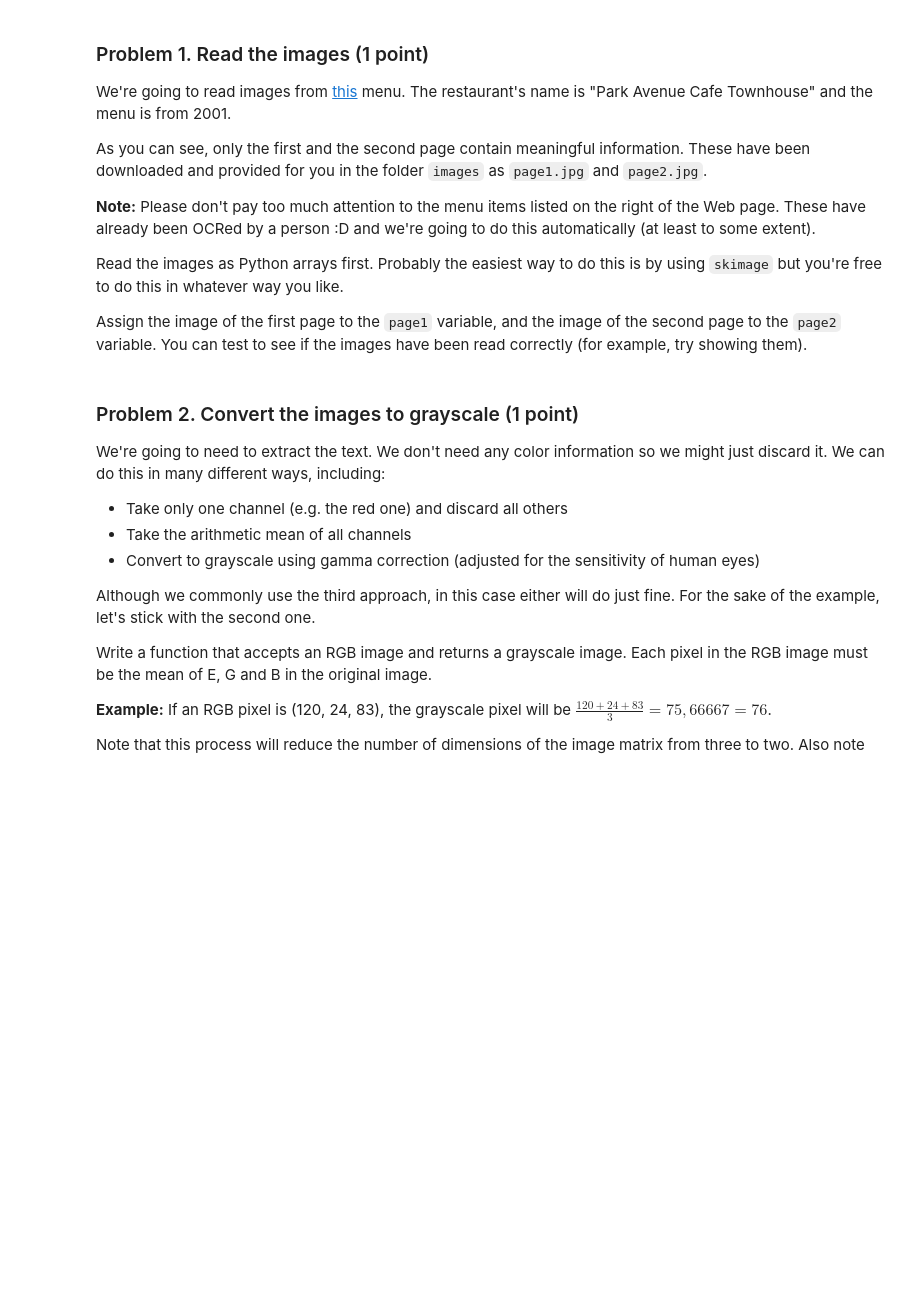
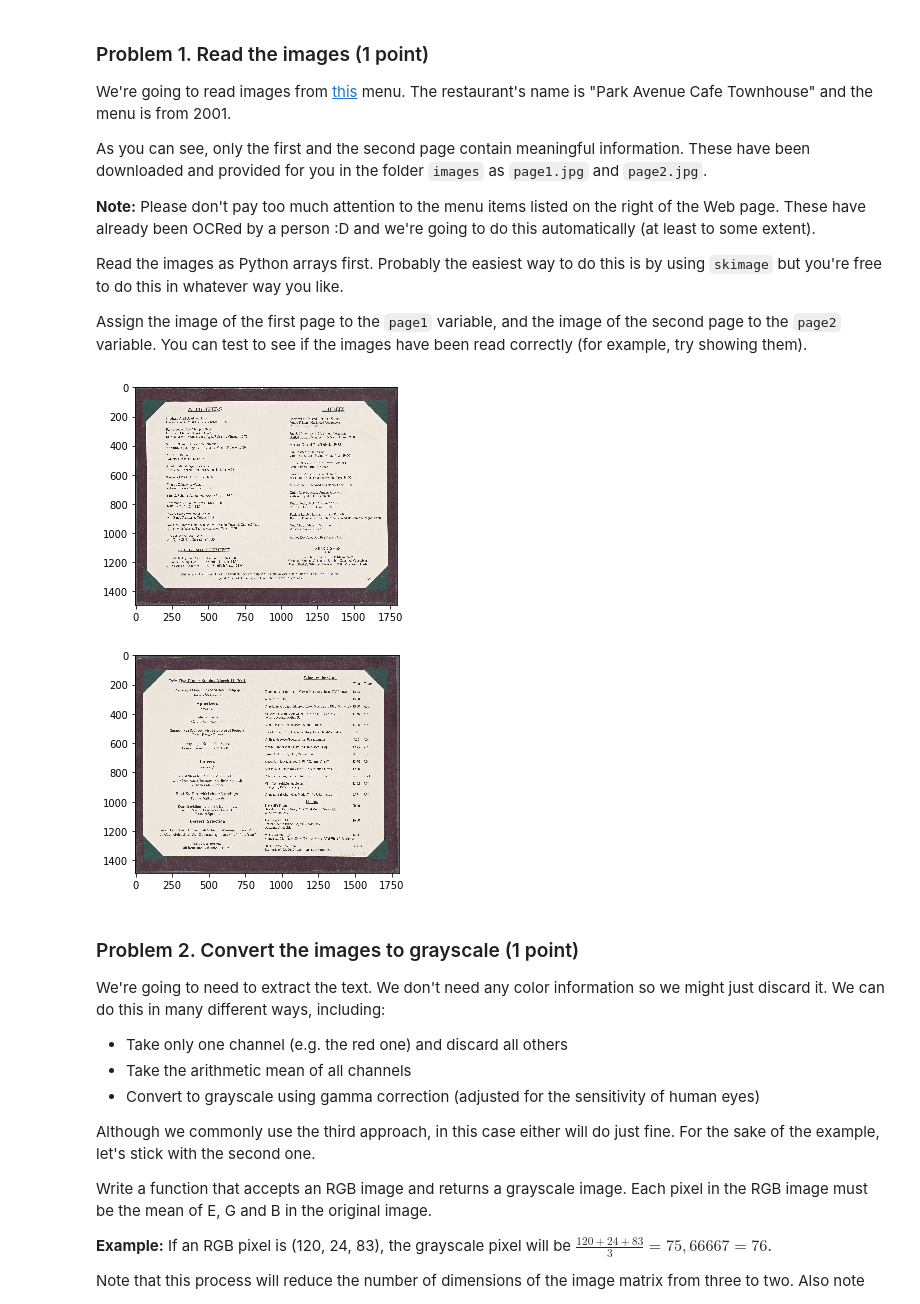
Before and after one commit to KaPrimov/ai-module, a Jupyter notebook: DataScience/c_imageAndText/Working with Images and Text Lab.ipynb, the cells around one changed output. Cells and saved outputs as stored; diff of their text form; code cells hidden in the pictures; blank space fills up the shorter version.

Commit message:
Added image processing homework

```diff
--- a/DataScience/c_imageAndText/Working with Images and Text Lab.ipynb
+++ b/DataScience/c_imageAndText/Working with Images and Text Lab.ipynb
@@ -43,3 +42,13 @@ raise NotImplementedError()
+# %%
+page1 = imread("./images/page1.jpg")
+page2 = imread("./images/page2.jpg")
+plt.imshow(page1)
+plt.show()
+plt.imshow(page2)
+plt.show()
+# %% [output]
+[figure, added]
+[figure, added]
 # %%
 assert_is_not_none(page1)
 assert_is_not_none(page2)
```
Also changed, not shown: parts of 22 cells of this notebook, 2 other files.
